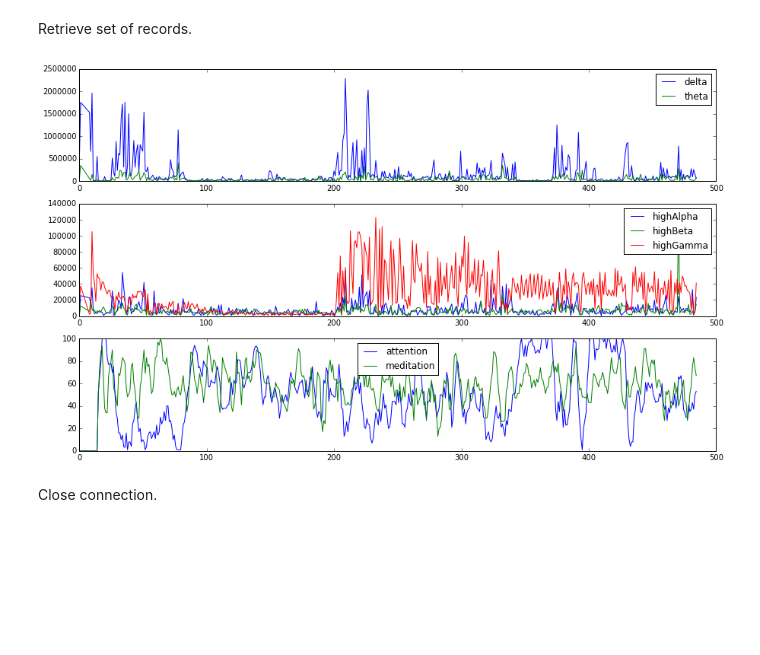
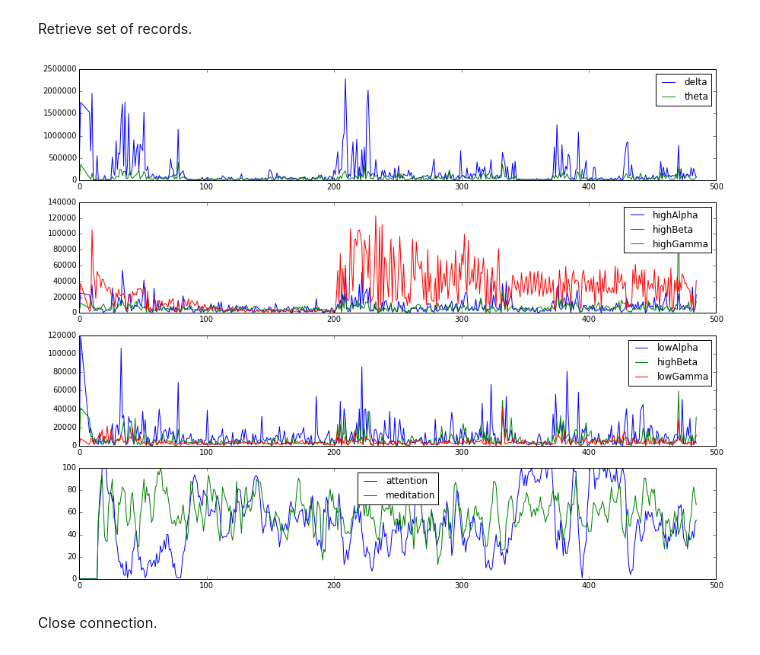
Before and after one commit to stbraun/mind_monitor, a Jupyter notebook: PyMindMonitor.ipynb, the cells around one changed output. Cells and saved outputs as stored; diff of their text form; code cells hidden in the pictures; blank space fills up the shorter version.

Commit message:
Code moved from notebook to monitor_plot.

```diff
--- a/PyMindMonitor.ipynb
+++ b/PyMindMonitor.ipynb
@@ -50,39 +52,49 @@ if len(records) > 0:
     t_data = [x[idx['timestamp']] - t_base for x in records]
     delta_data = [x[idx['delta']] for x in records]
     theta_data = [x[idx['theta']] for x in records]
-    plt.figure(figsize=(15,9))
+    plt.figure(figsize=(15,12))
     plt.xlabel = 'time'
     plt.ylabel = 'raw data'
     plt.title = 'raw data for session {}'.format(session_id)
 
-    plt.subplot(311)
+    plt.subplot(411)
     plt.plot(t_data, delta_data, label='delta')
     plt.plot(t_data, theta_data, label='theta')
     plt.legend(loc='best')
 
     highAlpha_data = [x[idx['highAlpha']] for x in records]
     highBeta_data = [x[idx['highBeta']] for x in records]
     highGamma_data = [x[idx['highGamma']] for x in records]
 
-    plt.subplot(312)
+    plt.subplot(412)
     plt.plot(t_data, highAlpha_data, label='highAlpha')
     plt.plot(t_data, highBeta_data, label='highBeta')
     plt.plot(t_data, highGamma_data, label='highGamma')
     plt.legend(loc='best')
 
+    lowAlpha_data = [x[idx['lowAlpha']] for x in records]
+    lowBeta_data = [x[idx['lowBeta']] for x in records]
+    lowGamma_data = [x[idx['lowGamma']] for x in records]
+
+    plt.subplot(413)
+    plt.plot(t_data, lowAlpha_data, label='lowAlpha')
+    plt.plot(t_data, lowBeta_data, label='highBeta')
+    plt.plot(t_data, lowGamma_data, label='lowGamma')
+    plt.legend(loc='best')
+
     attention_data = [x[idx['attention']] for x in records]
     meditation_data = [x[idx['meditation']] for x in records]
 
-    plt.subplot(313)
+    plt.subplot(414)
     plt.plot(t_data, attention_data, label='attention')
     plt.plot(t_data, meditation_data, label='meditation')
     plt.legend(loc='best')
 
     plt.xlabel = 'time [sec]'
     plt.ylabel = 'level'
     plt.show()
     t_data
 # %% [output]
-[figure, old version]
+[figure, new version]
 # %% [markdown]
 Close connection.
```
Also changed, not shown: parts of 3 cells of this notebook, 3 other files.
